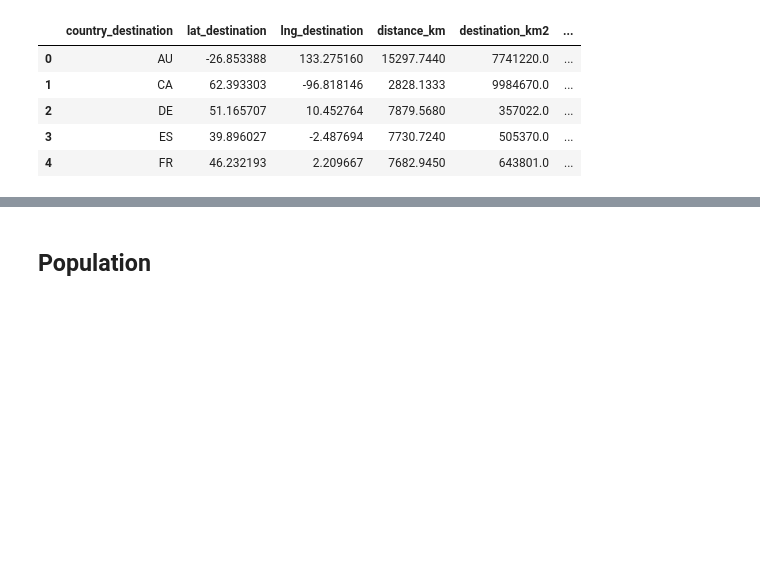
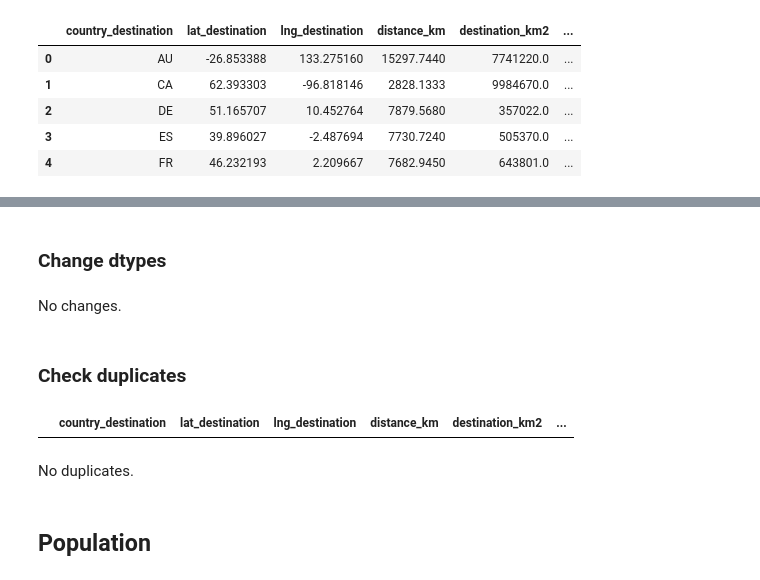
Before and after one commit to AllanCasado/airbnb_predict_first_booking, a Jupyter notebook: notebooks/airbnb.ipynb, the cells around one changed output, grey strips where cells are left out. Drawn from its saved outputs; the diff is of its cells as text; code cells hidden in the pictures; blank space fills up the shorter version.

```diff
--- a/notebooks/airbnb.ipynb
+++ b/notebooks/airbnb.ipynb
@@ -113,2 +153,14 @@ df_countries_raw.head()
+# %% [markdown]
+### Change dtypes
+# %% [markdown]
+No changes.
+# %% [markdown]
+### Check duplicates
+# %%
+df_countries_01[df_countries_01.duplicated()]
+# %% [output]
+|  | country_destination | lat_destination | lng_destination | distance_km | destination_km2 | ... |
+# %% [markdown]
+No duplicates.
 # %% [markdown]
 ## Population
```
Also changed, not shown: parts of 45 cells of this notebook.
